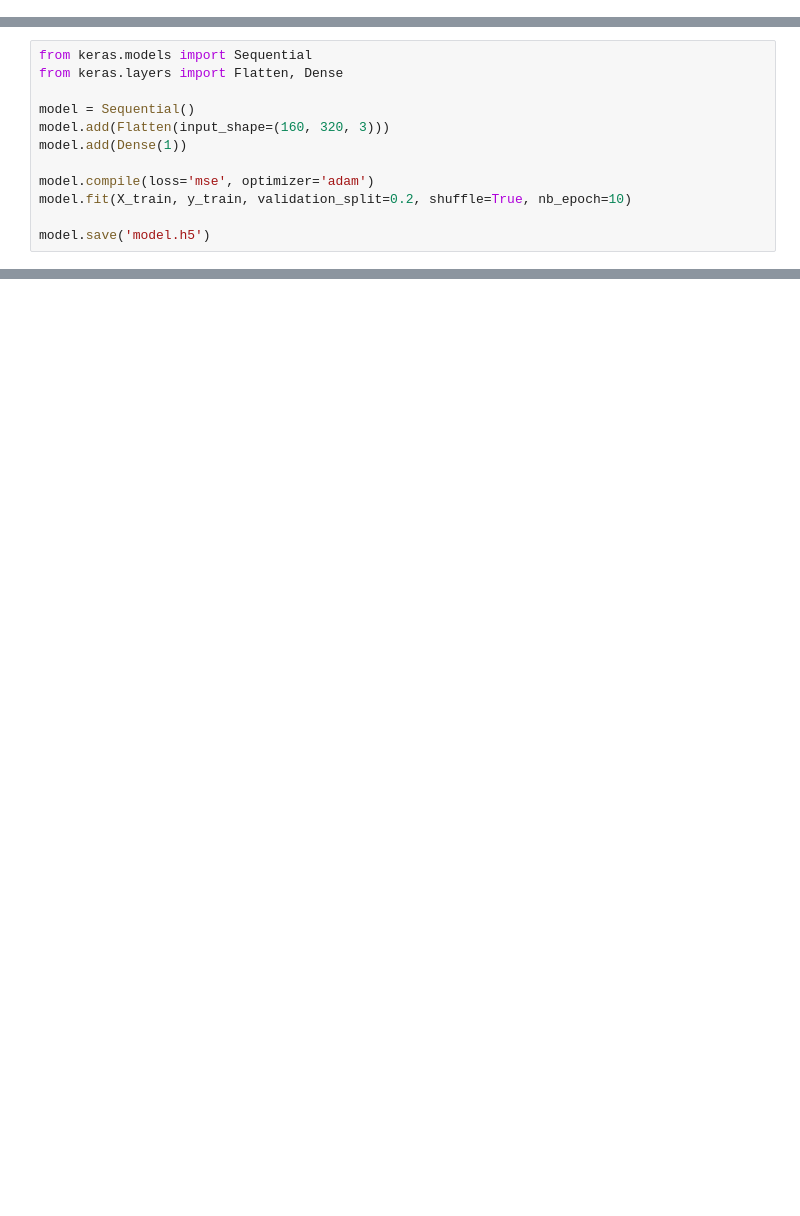
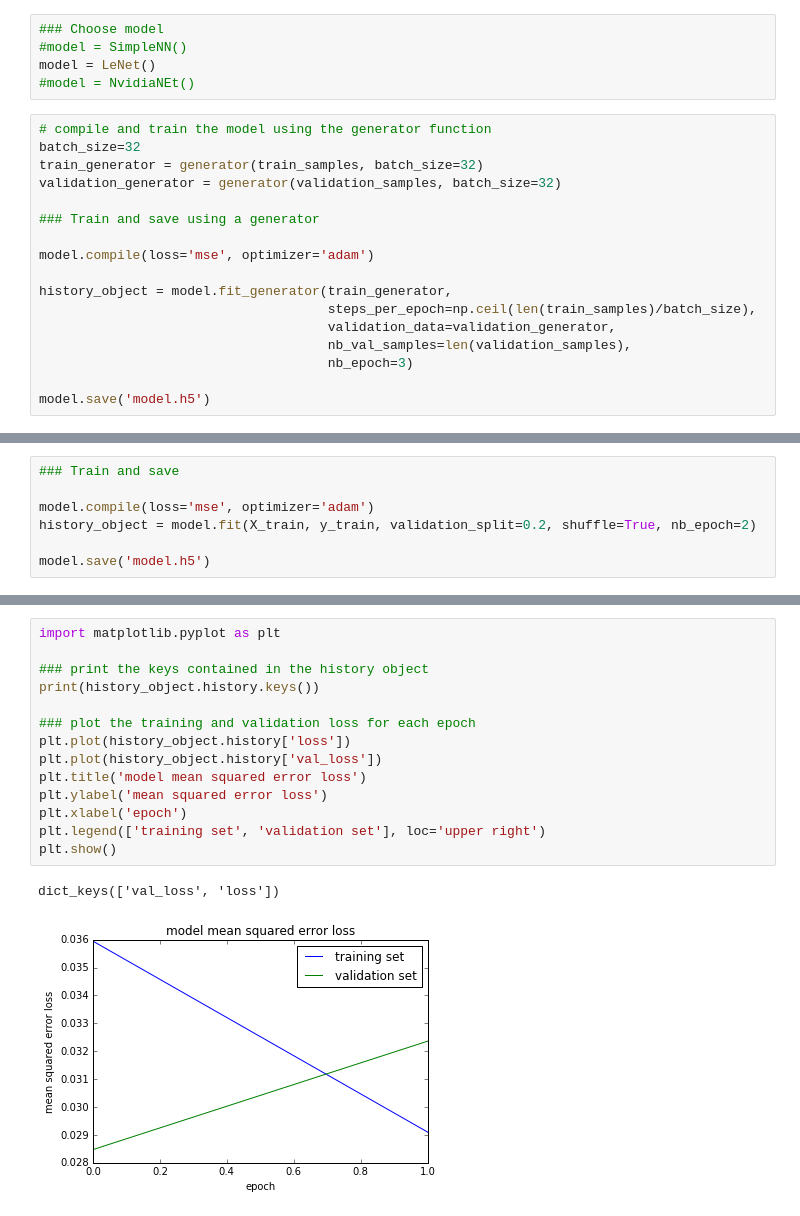
Before and after one commit to LeoCo/CarND-Behavioral-Cloning-P3, a Jupyter notebook: Behavioral-Cloning.ipynb, the cells around one changed output, grey strips where cells are left out. Drawn from its saved outputs; the diff is of its cells as text; blank space fills up the shorter version.

```diff
--- a/Behavioral-Cloning.ipynb
+++ b/Behavioral-Cloning.ipynb
@@ -24,0 +162,22 @@ y_train = np.array(measurements)
+# %%
+### Choose model
+#model = SimpleNN()
+model = LeNet()
+#model = NvidiaNEt()
+# %%
+# compile and train the model using the generator function
+batch_size=32
+train_generator = generator(train_samples, batch_size=32)
+validation_generator = generator(validation_samples, batch_size=32)
+
+### Train and save using a generator
+
+model.compile(loss='mse', optimizer='adam')
+
+history_object = model.fit_generator(train_generator,
+                                     steps_per_epoch=np.ceil(len(train_samples)/batch_size),
+                                     validation_data=validation_generator,
+                                     nb_val_samples=len(validation_samples),
+                                     nb_epoch=3)
+
+model.save('model.h5')
@@ -25,13 +187,8 @@ y_train = np.array(measurements)
 # %%
-from keras.models import Sequential
-from keras.layers import Flatten, Dense
-
-model = Sequential()
-model.add(Flatten(input_shape=(160, 320, 3)))
-model.add(Dense(1))
+### Train and save
 
 model.compile(loss='mse', optimizer='adam')
-model.fit(X_train, y_train, validation_split=0.2, shuffle=True, nb_epoch=10)
+history_object = model.fit(X_train, y_train, validation_split=0.2, shuffle=True, nb_epoch=2)
 
 model.save('model.h5')
 # %% [output]
@@ -54,0 +200,17 @@ Epoch 10/10
+# %%
+import matplotlib.pyplot as plt
+
+### print the keys contained in the history object
+print(history_object.history.keys())
+
+### plot the training and validation loss for each epoch
+plt.plot(history_object.history['loss'])
+plt.plot(history_object.history['val_loss'])
+plt.title('model mean squared error loss')
+plt.ylabel('mean squared error loss')
+plt.xlabel('epoch')
+plt.legend(['training set', 'validation set'], loc='upper right')
+plt.show()
+# %% [output]
+dict_keys(['val_loss', 'loss'])
+[figure, added]
```
Also changed, not shown: parts of 8 cells of this notebook.
